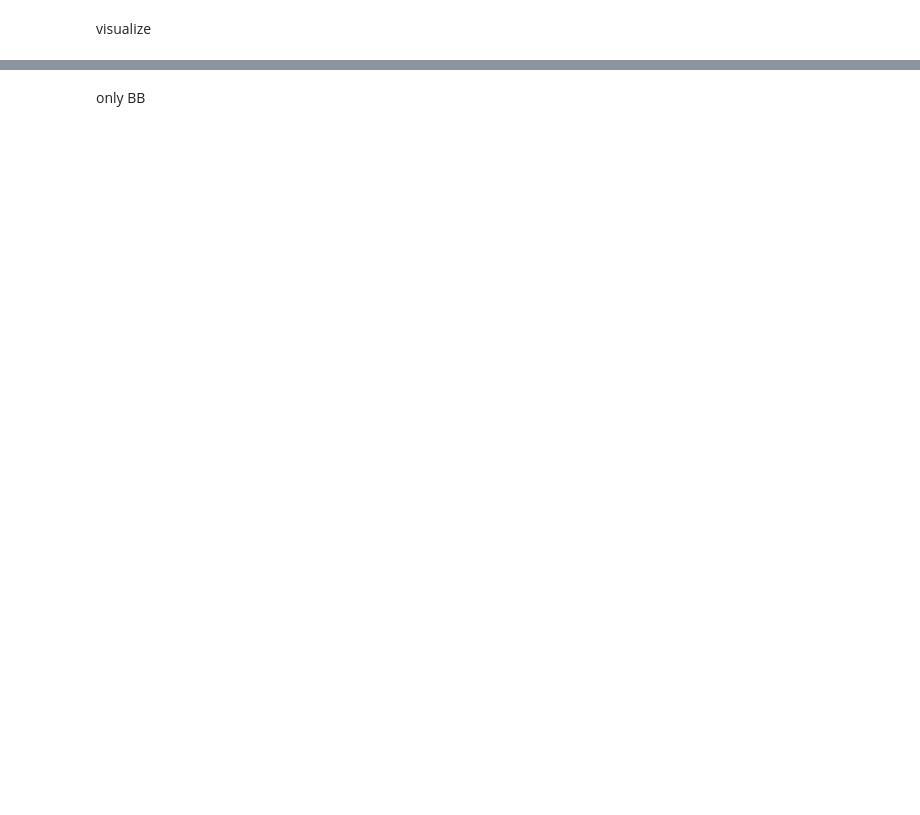
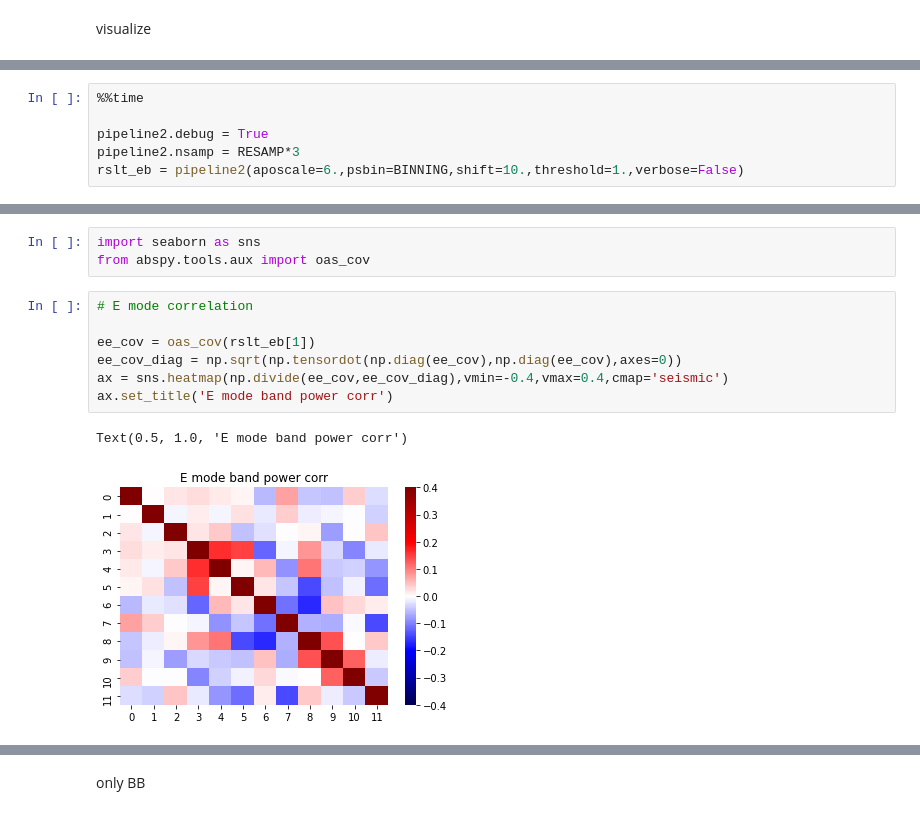
Before and after one commit to gioacchinowang/afra, a Jupyter notebook: tutorials/tutorial04.ipynb, the cells around one changed output, grey strips where cells are left out. Cells and saved outputs as stored; diff of their text form; blank space fills up the shorter version.

```diff
--- a/tutorials/tutorial04.ipynb
+++ b/tutorials/tutorial04.ipynb
@@ -249,0 +274,6 @@ ax.tick_params(axis='both', labelsize=15)
+# %%
+%%time
+
+pipeline2.debug = True
+pipeline2.nsamp = RESAMP*3
+rslt_eb = pipeline2(aposcale=6.,psbin=BINNING,shift=10.,threshold=1.,verbose=False)
@@ -249,0 +283,13 @@ ax.tick_params(axis='both', labelsize=15)
+# %%
+import seaborn as sns
+from abspy.tools.aux import oas_cov
+# %%
+# E mode correlation
+
+ee_cov = oas_cov(rslt_eb[1])
+ee_cov_diag = np.sqrt(np.tensordot(np.diag(ee_cov),np.diag(ee_cov),axes=0))
+ax = sns.heatmap(np.divide(ee_cov,ee_cov_diag),vmin=-0.4,vmax=0.4,cmap='seismic')
+ax.set_title('E mode band power corr')
+# %% [output]
+Text(0.5, 1.0, 'E mode band power corr')
+[figure, added]
```
Also changed, not shown: parts of 14 cells of this notebook, 27 other files.
